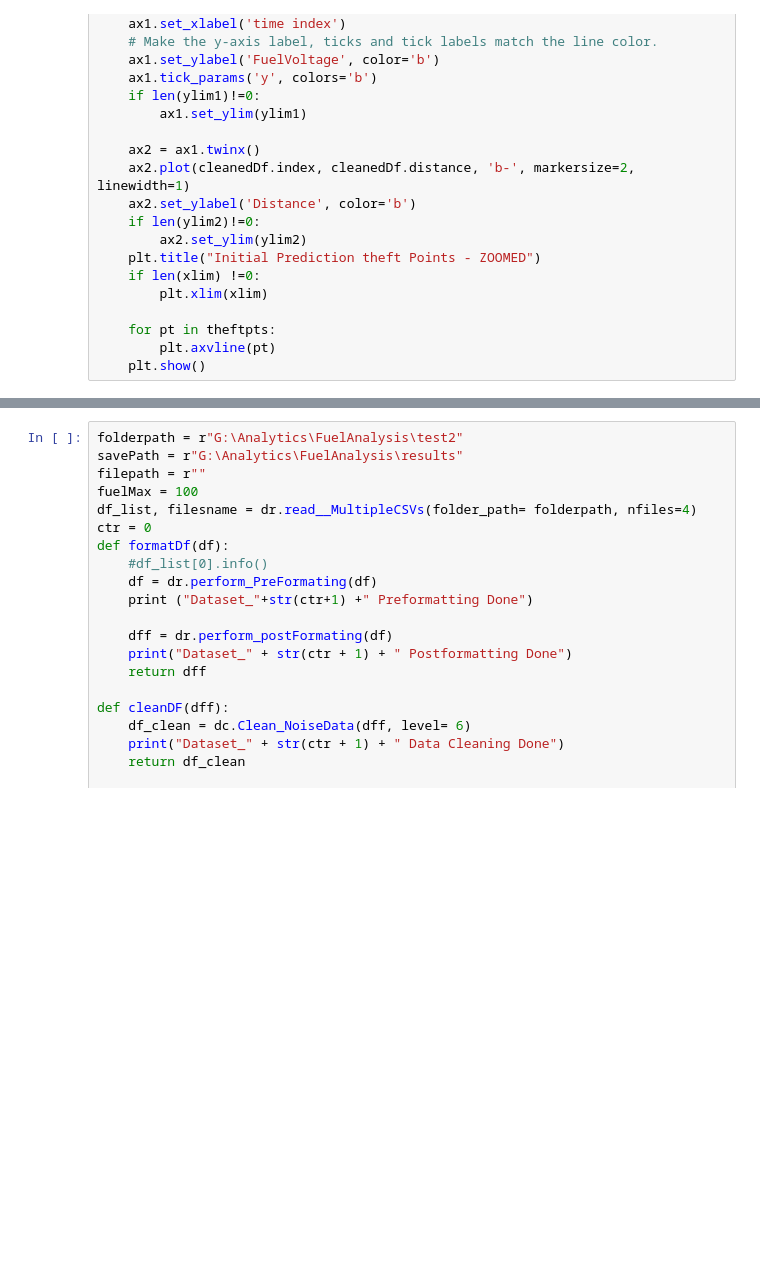
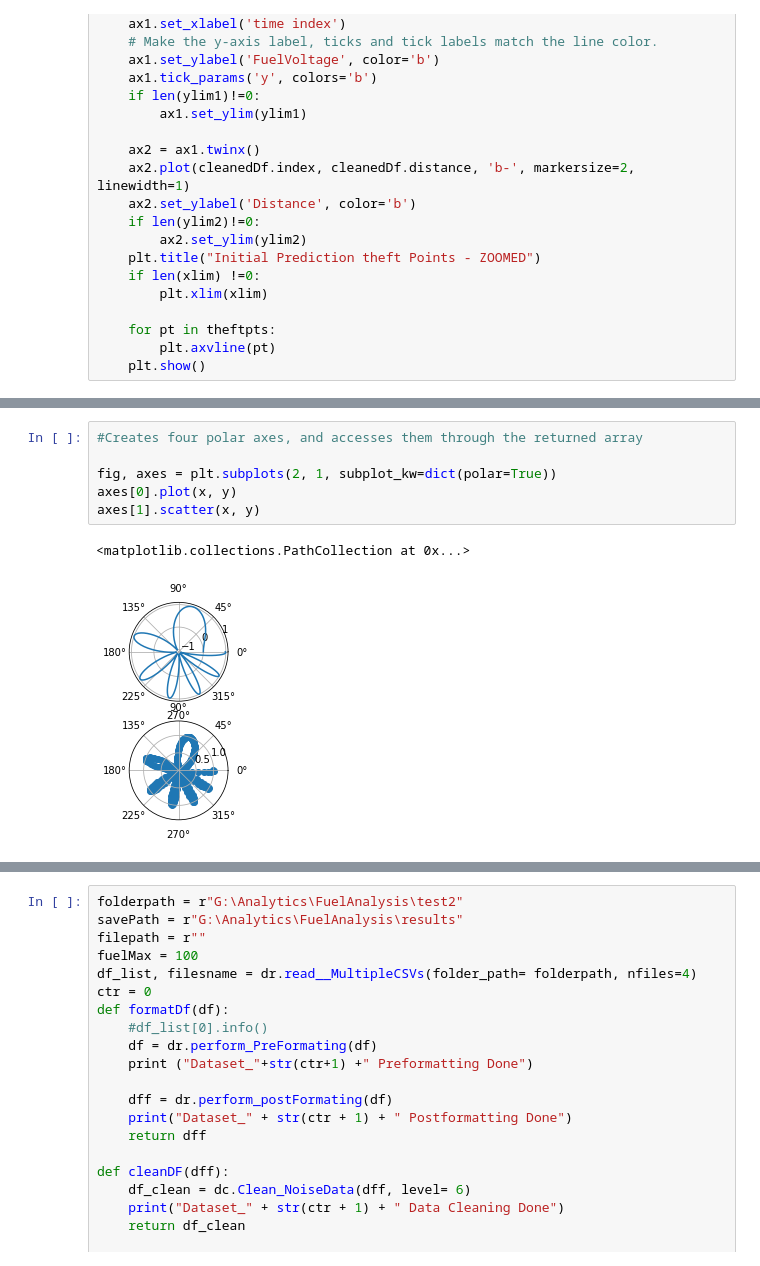
Before and after one commit to manjeet87/Signal_Analysis_UsingPython, a Jupyter notebook: Loconav/Fuel Data Analysis- ContinuousForm_MergedFile.ipynb, the cells around one changed output, grey strips where cells are left out. Drawn from its saved outputs; the diff is of its cells as text; blank space fills up the shorter version.

```diff
--- a/Loconav/Fuel Data Analysis- ContinuousForm_MergedFile.ipynb
+++ b/Loconav/Fuel Data Analysis- ContinuousForm_MergedFile.ipynb
@@ -119,0 +137,9 @@ def plot_Results(df, df_clean, result_df, xlim = [], ylim1 = [], ylim2 = []):
+# %%
+#Creates four polar axes, and accesses them through the returned array
+
+fig, axes = plt.subplots(2, 1, subplot_kw=dict(polar=True))
+axes[0].plot(x, y)
+axes[1].scatter(x, y)
+# %% [output]
+<matplotlib.collections.PathCollection at 0x...>
+[figure, added]
```
Also changed, not shown: parts of 15 cells of this notebook.
